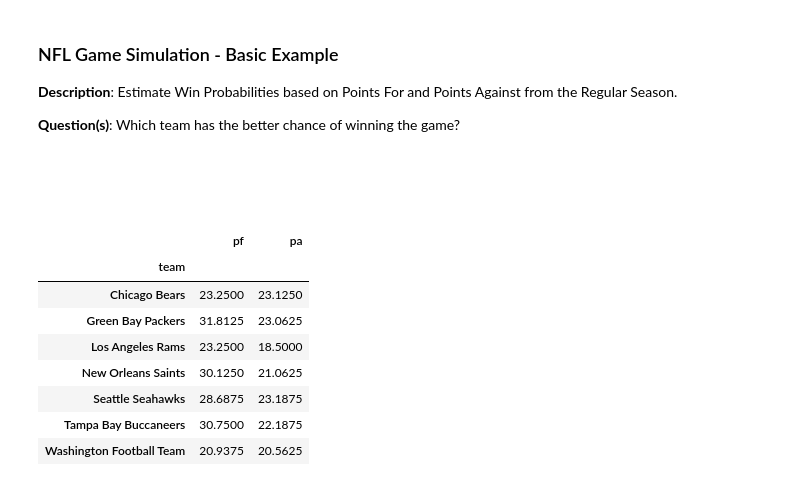
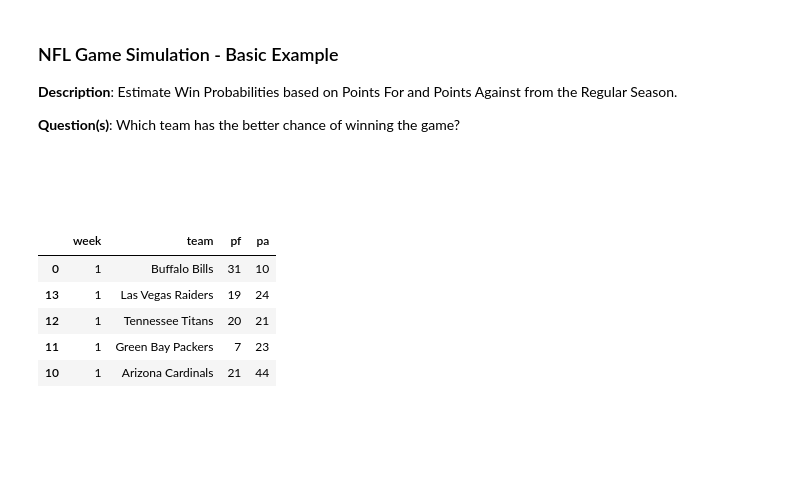
Before and after one commit to dpasse/monte, a Jupyter notebook: workspace/nfl/sim-game-basic.ipynb, the cells around one changed output. Drawn from its saved outputs; the diff is of its cells as text; code cells hidden in the pictures; blank space fills up the shorter version.

```diff
--- a/workspace/nfl/sim-game-basic.ipynb
+++ b/workspace/nfl/sim-game-basic.ipynb
@@ -36,19 +20,0 @@ playoff_schedule = [
-# %%
-games = pd.read_csv(f'../../data/nfl/pfr-{year}-games.csv', index_col=0)
-
-weeks = [str(i+1) for i in range(19)]
-regular_season = games[games.week.isin(weeks)].copy()
-ratings = regular_season.groupby('team').mean()[['pf', 'pa']]
-
-uniq_teams_query = np.unique(np.array(playoff_schedule).flatten())
-ratings.loc[uniq_teams_query]
-# %% [output]
-|  | pf | pa |
-| team |  |  |
-| Chicago Bears | 23.2500 | 23.1250 |
-| Green Bay Packers | 31.8125 | 23.0625 |
-| Los Angeles Rams | 23.2500 | 18.5000 |
-| New Orleans Saints | 30.1250 | 21.0625 |
-| Seattle Seahawks | 28.6875 | 23.1875 |
-| Tampa Bay Buccaneers | 30.7500 | 22.1875 |
-| Washington Football Team | 20.9375 | 20.5625 |
@@ -54,0 +28,29 @@ ratings.loc[uniq_teams_query]
+# %%
+df = pd.read_csv(f'../../data/nfl/pfr-{year}-games.csv')
+
+
+regular_season = pd.concat(
+    [
+        df[['Week', 'Winner/tie', 'Pts', 'Pts.1']].rename(columns={
+            'Week': 'week',
+            'Winner/tie': 'team',
+            'Pts': 'pf',
+            'Pts.1': 'pa',
+        }),
+        df[['Week', 'Loser/tie', 'Pts', 'Pts.1']].rename(columns={
+            'Week': 'week',
+            'Loser/tie': 'team',
+            'Pts.1': 'pf',
+            'Pts': 'pa',
+        }),
+    ]
+).sort_values(['week'])
+
+regular_season.head()
+# %% [output]
+|  | week | team | pf | pa |
+| 0 | 1 | Buffalo Bills | 31 | 10 |
+| 13 | 1 | Las Vegas Raiders | 19 | 24 |
+| 12 | 1 | Tennessee Titans | 20 | 21 |
+| 11 | 1 | Green Bay Packers | 7 | 23 |
+| 10 | 1 | Arizona Cardinals | 21 | 44 |
```
Also changed, not shown: parts of 7 cells of this notebook, 3 other files.
